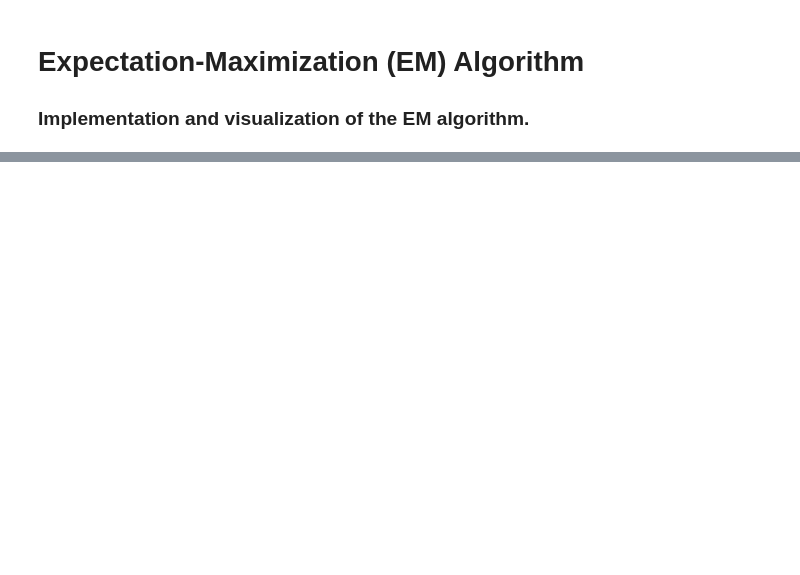
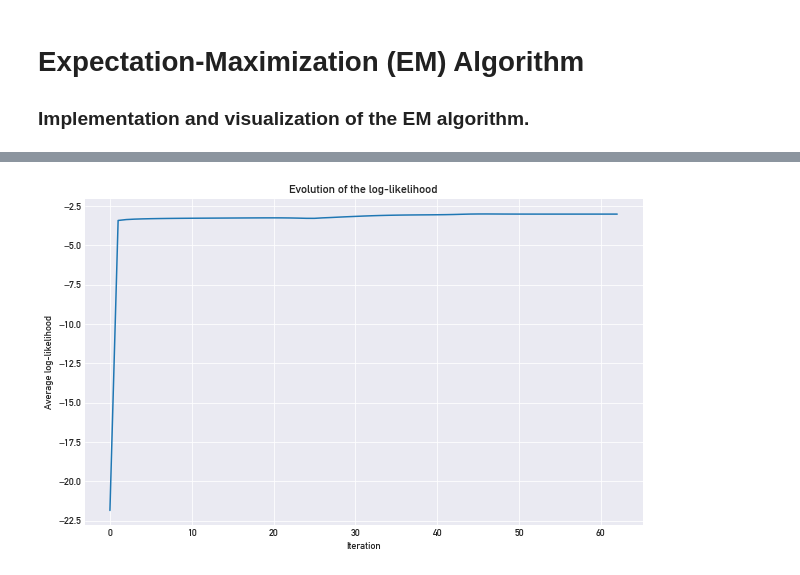
Before and after one commit to rickyhugo/em-algorithm, a Jupyter notebook: em-algorithm.ipynb, the cells around one changed output, grey strips where cells are left out. Cells and saved outputs as stored; diff of their text form; code cells hidden in the pictures; blank space fills up the shorter version.

```diff
--- a/em-algorithm.ipynb
+++ b/em-algorithm.ipynb
@@ -141,0 +166,10 @@ plt.show()
+# %%
+# check average log-likelihood
+plt.plot(mean_log_lik)
+plt.ylabel('Average log-likelihood')
+plt.xlabel('Iteration')
+plt.title('Evolution of the log-likelihood')
+plt.gcf().set_size_inches(10, 6)
+plt.show()
+# %% [output]
+[figure, added]
```
Also changed, not shown: parts of 10 cells of this notebook.
